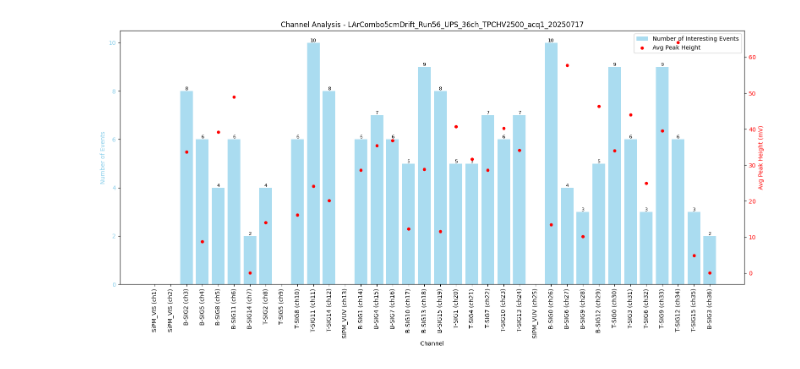
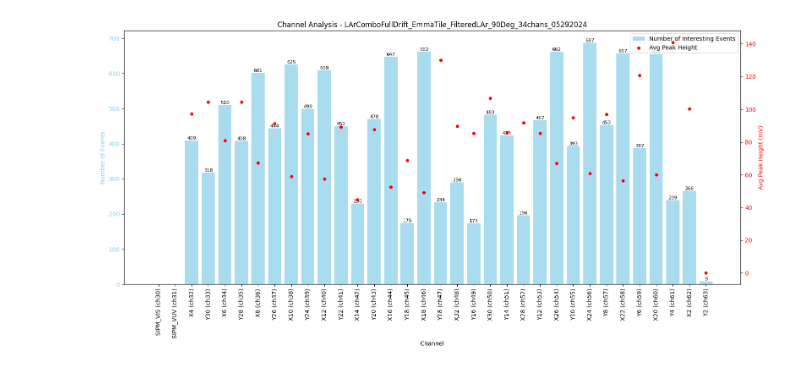
Before and after one commit to Eclipsedclaw/GramsAnalysis, a Jupyter notebook: other/CSP_stats.ipynb, the cells around one changed output. Drawn from its saved outputs; the diff is of its cells as text; code cells hidden in the pictures.

Commit message:
modified CSP stats script

```diff
--- a/other/CSP_stats.ipynb
+++ b/other/CSP_stats.ipynb
@@ -5,7 +5,7 @@ import matplotlib.pyplot as plt
 import numpy as np
 
 # Load data
-file_path = '/home/jiancheng/NAS/LAr_TPC_runs/Run56/LArCombo5cmDrift_Run56_UPS_36ch_TPCHV2500_acq1_20250717/CSP_interesting_events_stats.csv'
+file_path = '/home/jiancheng/NAS/LAr_TPC_runs/Run19/jon/EmmasTile/LAr/Filtered/LArComboFullDrift_EmmaTile_FilteredLAr_90Deg_34chans_05292024/CSP_interesting_events_stats.csv'
 df = pd.read_csv(file_path, header=None)
 parent_dir = os.path.basename(os.path.dirname(file_path))
 
@@ -13,11 +13,11 @@ parent_dir = os.path.basename(os.path.dirname(file_path))
 events_row = df[df[0] == 'number of interesting events'].iloc[0]
 peak_sum_row = df[df[0] == 'peak sum'].iloc[0]
 # Extract the raw channel names and descriptions
-channel_numbers = [f"ch{col}" for col in df.columns[1:]]  # Creates ch2, ch3, etc.
-channel_descriptions = df.iloc[1, 1:].values  # Gets SiPM_VIS, B-SIG2, etc.
-
-# Combine them in the format (ch2)SiPM_VIS
-channels = [f"{desc} ({num})" for num, desc in zip(channel_numbers, channel_descriptions)]
+channel_names = df.iloc[0, 1:].values  # Skip first column if needed
+# Get descriptions from second row (SiPM_VIS, B-SIG2, etc.)
+channel_descriptions = df.iloc[1, 1:].values
+# Combine in format: Description (ChannelName)
+channels = [f"{desc} ({name})" for desc, name in zip(channel_descriptions, channel_names)]
 
 # Convert to numeric
 events_data = pd.to_numeric(events_row[1:], errors='coerce').fillna(0)
@@ -35,31 +35,31 @@ x = np.arange(len(channels))  # Create numeric x-axis positions
 bars = ax1.bar(x, events_data, color='skyblue', alpha=0.7, width=0.8, label='Number of Interesting Events')
 ax1.set_xlabel('Channel')
 ax1.set_ylabel('Number of Events', color='skyblue')
 ax1.tick_params(axis='y', labelcolor='skyblue')
 ax1.set_xticks(x)
 ax1.set_xticklabels(channels, rotation=90)
 
 # Scatter plot (average peaks)
 ax2 = ax1.twinx()
 scatter = ax2.scatter(x, avg_peak, color='red', s=20, label='Avg Peak Height', zorder=3)
 ax2.set_ylabel('Avg Peak Height (mV)', color='red')
 ax2.tick_params(axis='y', labelcolor='red')
 
 # Add value labels to bars
 for i, bar in enumerate(bars):
     height = bar.get_height()
     if height > 0:
         ax1.text(bar.get_x() + bar.get_width()/2, height,
                 f'{int(height)}',
                 ha='center', va='bottom', fontsize=8)
 
 # Combine legends
 lines1, labels1 = ax1.get_legend_handles_labels()
 lines2, labels2 = ax2.get_legend_handles_labels()
 ax1.legend(lines1 + lines2, labels1 + labels2, loc='upper right')
 
 plt.title(f"Channel Analysis - {parent_dir}")
 plt.tight_layout()
 plt.show()
 # %% [output]
-[figure, old version]
+[figure, new version]
```
